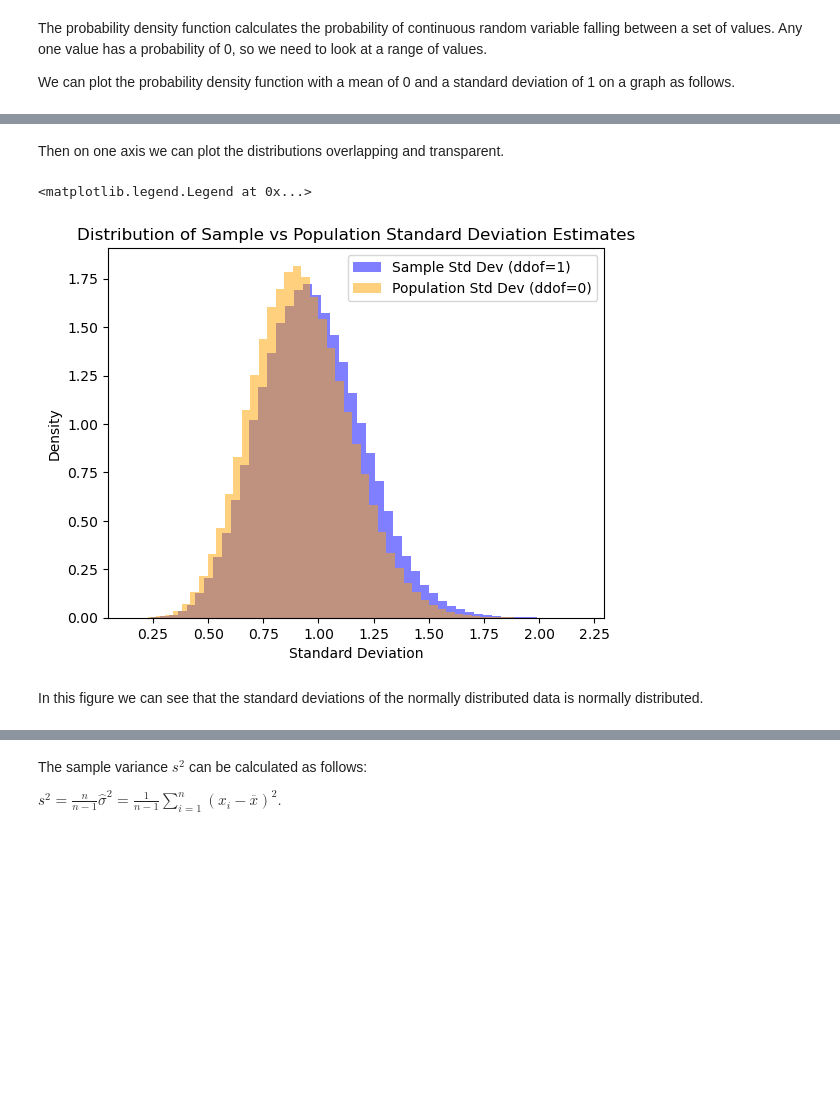
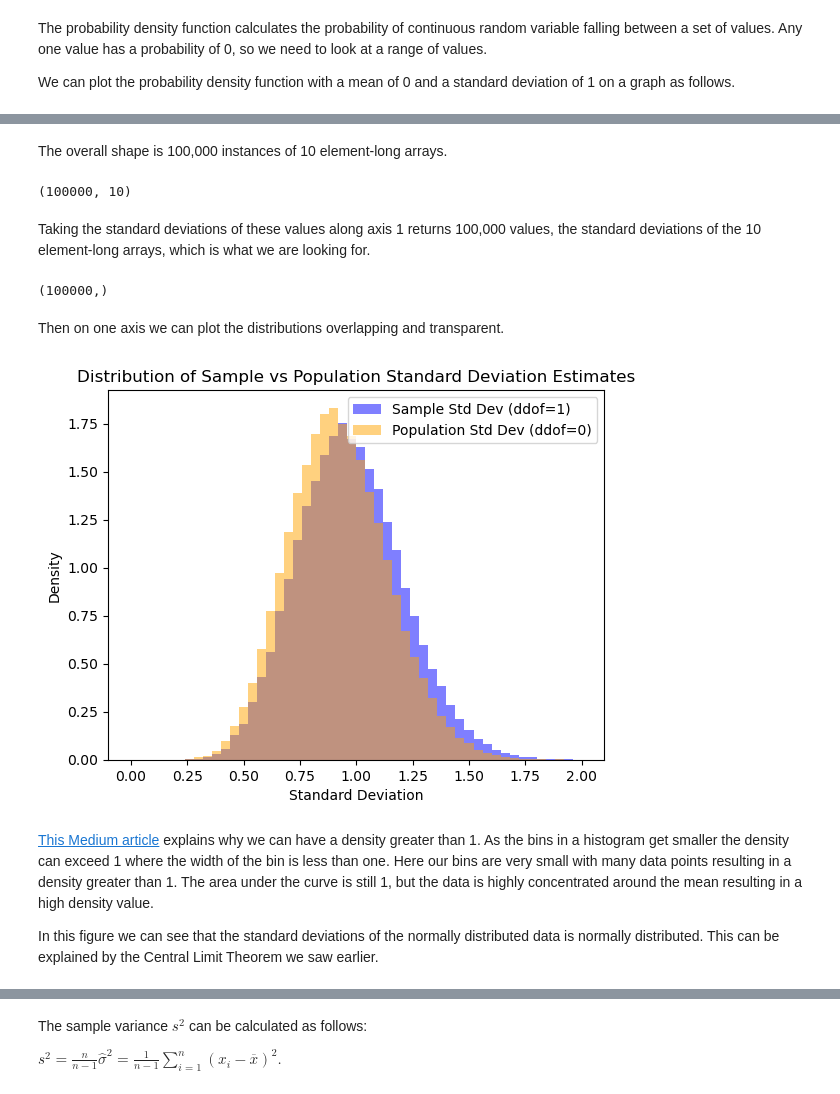
Before and after one commit to CeamanCollins/applied-statistics-assessment, a Jupyter notebook: problems.ipynb, the cells around one changed output, grey strips where cells are left out. Cells and saved outputs as stored; diff of their text form; code cells hidden in the pictures; blank space fills up the shorter version.

```diff
--- a/problems.ipynb
+++ b/problems.ipynb
@@ -265,0 +317,5 @@ for n in range(100000):
+# %%
+data = np.random.normal(size=(100000,10))
+
+stds_sample = data.std(axis=1, ddof=1)
+stds_population = data.std(axis=1, ddof=0)
@@ -266,15 +328,31 @@ for n in range(100000):
+# %% [markdown]
+The overall shape is 100,000 instances of 10 element-long arrays.
+# %%
+data.shape
+# %% [output]
+(100000, 10)
+# %% [markdown]
+Taking the standard deviations of these values along axis 1 returns 100,000 values, the standard deviations of the 10 element-long arrays, which is what we are looking for.
+# %%
+stds_sample.shape
+# %% [output]
+(100000,)
 # %% [markdown]
 Then on one axis we can plot the distributions overlapping and transparent.
 # %%
 fig, ax = plt.subplots()
-ax.hist(stds_sample, bins=50, alpha=0.5, label='Sample Std Dev (ddof=1)', color='blue', density=True)
-ax.hist(stds_population, bins=50, alpha=0.5, label='Population Std Dev (ddof=0)', color='orange', density=True)
+ax.hist(stds_sample, bins=np.linspace(0, 2, 51), alpha=0.5, label='Sample Std Dev (ddof=1)', color='blue', density=True)
+ax.hist(stds_population, bins=np.linspace(0, 2, 51), alpha=0.5, label='Population Std Dev (ddof=0)', color='orange', density=True)
 ax.set_title('Distribution of Sample vs Population Standard Deviation Estimates')
 ax.set_xlabel('Standard Deviation')
 ax.set_ylabel('Density')
 ax.legend()
+plt.show()
+plt.close()
 # %% [output]
-<matplotlib.legend.Legend at 0x...>
-[figure, old version]
+[figure, new version]
 # %% [markdown]
-In this figure we can see that the standard deviations of the normally distributed data is normally distributed.
+[This Medium article](https://medium.com/@gawainchin/understanding-density-in-histograms-why-values-can-exceed-1-10d8ce8721cf) explains why we can have a density greater than 1. As the bins in a histogram get smaller the density can exceed 1 where the width of the bin is less than one. Here our bins are very small with many data points resulting in a density greater than 1. The area under the curve is still 1, but the data is highly concentrated around the mean resulting in a high density value.
+
+In this figure we can see that the standard deviations of the normally distributed data is normally
+distributed. This can be explained by the Central Limit Theorem we saw earlier.
```
Also changed, not shown: parts of 18 cells of this notebook.
